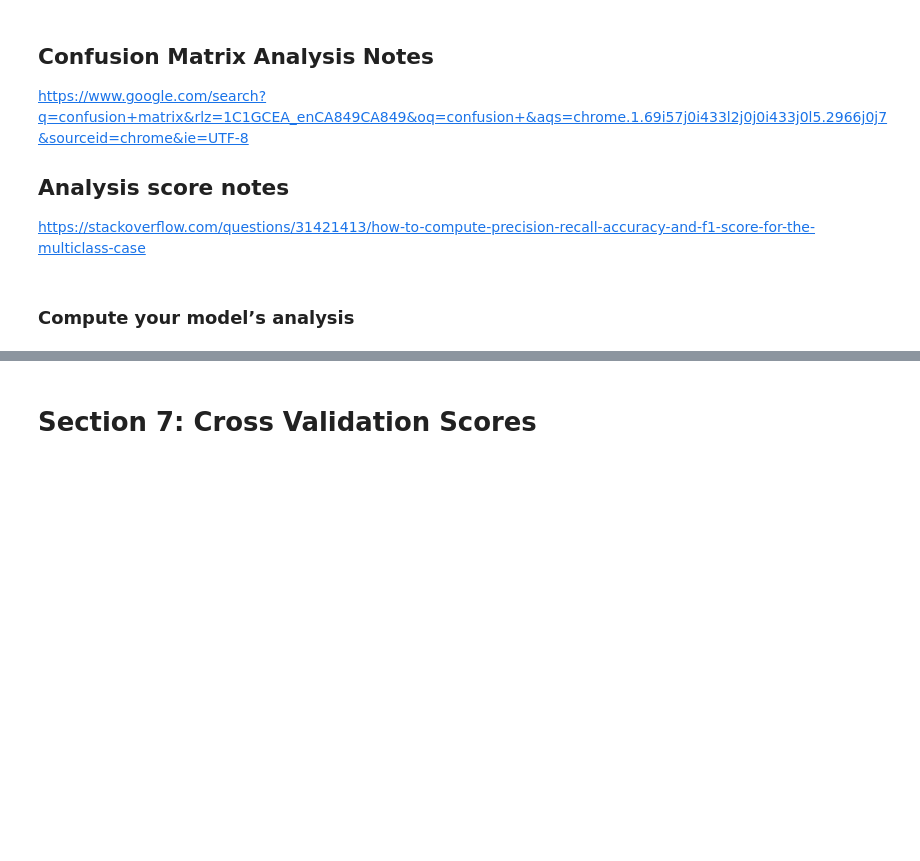
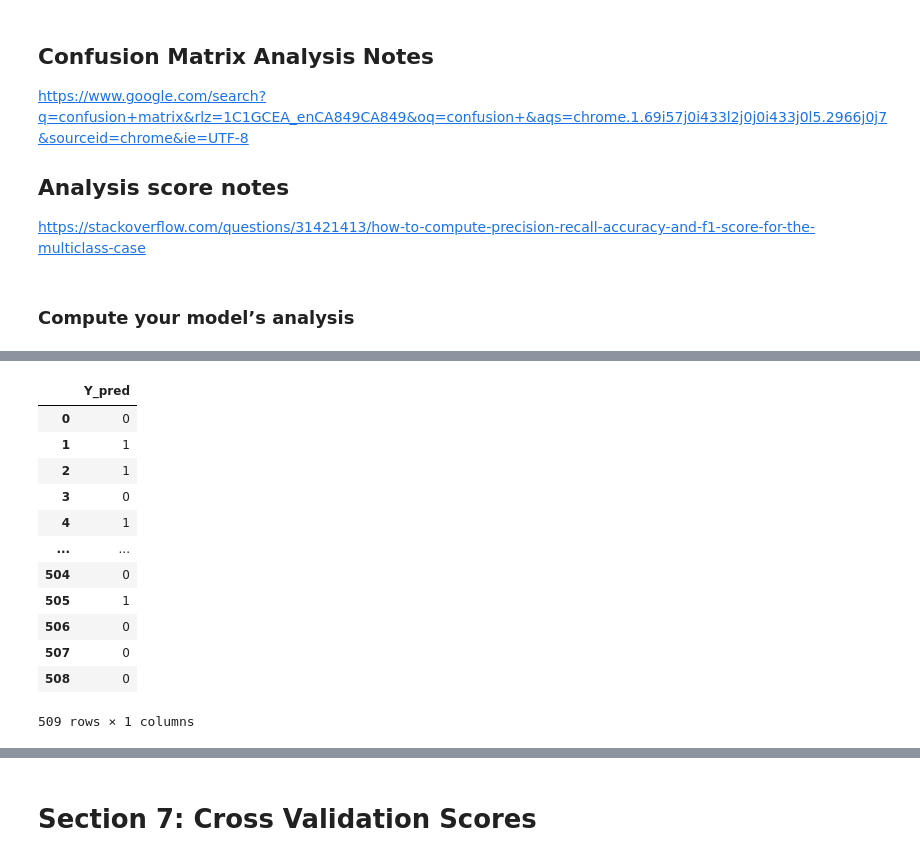
Before and after one commit to bhavikapatil/Capstone, a Jupyter notebook: Code/_Dennis_Sandbox/DAT 205-Group01-NBA-HistPlayGameLogs-01Transform.ipynb, the cells around one changed output, grey strips where cells are left out. Saved outputs shown, nothing was run; the diff lists cells and outputs as text; code cells hidden in the pictures; blank space fills up the shorter version.

Commit message:
Updated Modeling code and reference links

```diff
--- a/Code/_Dennis_Sandbox/DAT 205-Group01-NBA-HistPlayGameLogs-01Transform.ipynb
+++ b/Code/_Dennis_Sandbox/DAT 205-Group01-NBA-HistPlayGameLogs-01Transform.ipynb
@@ -200,8 +238,8 @@ numFormat = '{:.4f}'
 numFormat_Pct = "{:.0%}"
 
 # Data Transformation 'yes' or other
-dataEnhancement_active = 'yes'
-# dataEnhancement_active = 'no'
+# dataEnhancement_active = 'yes'
+dataEnhancement_active = 'no'
 
 # Section 3.1: Load the dataset from file
 # pick who is running the code and comment out the others
@@ -213,11 +251,11 @@ coder = 'dennis'
 if coder == 'bhavika':
     filename = 'D:/McMaster/DAT205/Capstone/Data/HistoricalGameLogs_2004-05_to_2019-20_ALL.csv'
 elif coder == 'dennis':
-    filename = './HistoricalGameLogs_2004-05_to_2019-20_ALL.csv'
+    # filename = './HistoricalGameLogs_2004-05_to_2019-20_ALL.csv'
     # filename = './DAT205_Output_Enhanced_df_TF 2004-2020.csv'
     # Test Data files
     # filename = './HistoricalGameLogs_2007-08_to_2008-09_ALL.csv'
-    # filename = './DAT205_Output_Enhanced_df_TF 2007-09.csv'
+    filename = './DAT205_Output_Enhanced_df_TF 2007-09.csv'
 
 
 # filename = filename + seasonStart + '_to_' + seasonEnd + '_' + gameType + '.csv'
@@ -291,11 +329,11 @@ df = pd.read_csv(filename, dtype=dict_dtypes)
 # Excel file import
 # df = pd.read_excel(filename)
 
-
-
-
 # Remove duplicate index from import
-unwanted_list = ['Unnamed: 0']
+if dataEnhancement_active == 'yes':
+    unwanted_list = ['Unnamed: 0']
+else:
+    unwanted_list = ['Unnamed: 0', 'UID_STG']
 
 X_headers_list = df.columns.tolist()
 for x in unwanted_list:
@@ -1654,0 +1229,51 @@ if debug_active == 'yes':
+# %%
+# Create the model
+
+
+# penalty_list='l2'
+# dual=False
+# tol=0.0001
+# C_list=1.0
+# fit_intercept=True
+# intercept_scaling=1
+# class_weight=None
+# solver='lbfgs'
+# max_iter=100
+# multi_class='auto'
+# l1_ratio=None
+
+# Create the model
+
+# Parameters
+fit_intercept_list = [True, False]
+dual_list = [True, False]
+penalty_list = ['l1', 'l2', 'elasticnet']
+solver_list = ['liblinear', 'sag', 'saga']
+
+
+# Attributes
+# max_features_list = ['auto', 'sqrt', 'log2', 'None']
+
+random_grid_LogRegM = {
+                    'fit_intercept': fit_intercept_list,
+                    'dual': dual_list,
+                    'penalty': penalty_list,
+                    'solver': solver_list}
+
+LogRegM_RSCV = RandomizedSearchCV(estimator = LogRegM, param_distributions = random_grid_LogRegM, n_iter = 100, cv = 3, verbose = 0, random_state = random_state_val)
+
+# Train the model
+LogRegM_RSCV.fit(X_train, Y_train.values.ravel())
+
+# Predict using test data
+Y_pred_RSCV = LogRegM_RSCV.predict(X_test)
+
+df_Y_pred = pd.DataFrame(Y_pred_RSCV, columns = ['Y_pred'])
+df_Y_pred.to_csv('DAT205_Output_Y_pred_LogRegM_RSCV.csv')
+
+
+# VALIDATION CODE
+if debug_active == 'yes':
+    display(Y_pred)
+    display(df_Y_pred)
+# %% [output]
@@ -1654,0 +1314,13 @@ if debug_active == 'yes':
+|  | Y_pred |
+| 0 | 0 |
+| 1 | 1 |
+| 2 | 1 |
+| 3 | 0 |
+| 4 | 1 |
+| ... | ... |
+| 504 | 0 |
+| 505 | 1 |
+| 506 | 0 |
+| 507 | 0 |
+| 508 | 0 |
+509 rows × 1 columns
```
Also changed, not shown: parts of 72 cells of this notebook, 1 other file.
